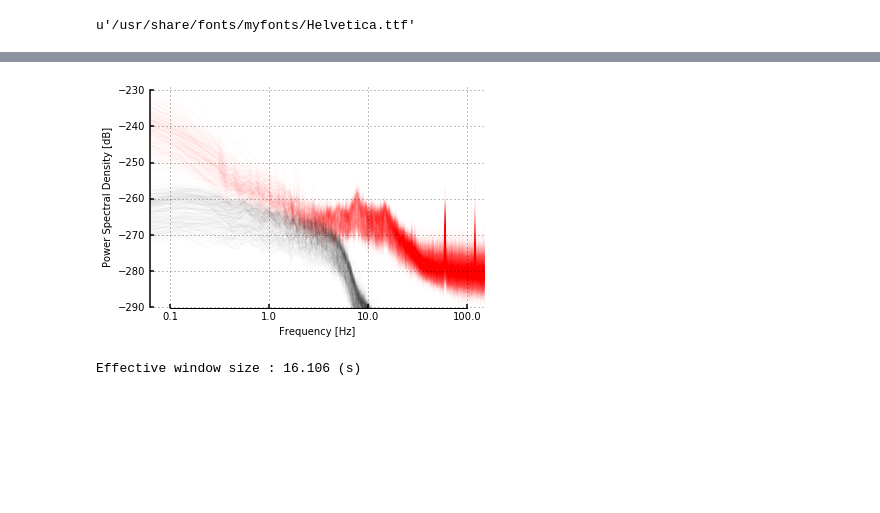
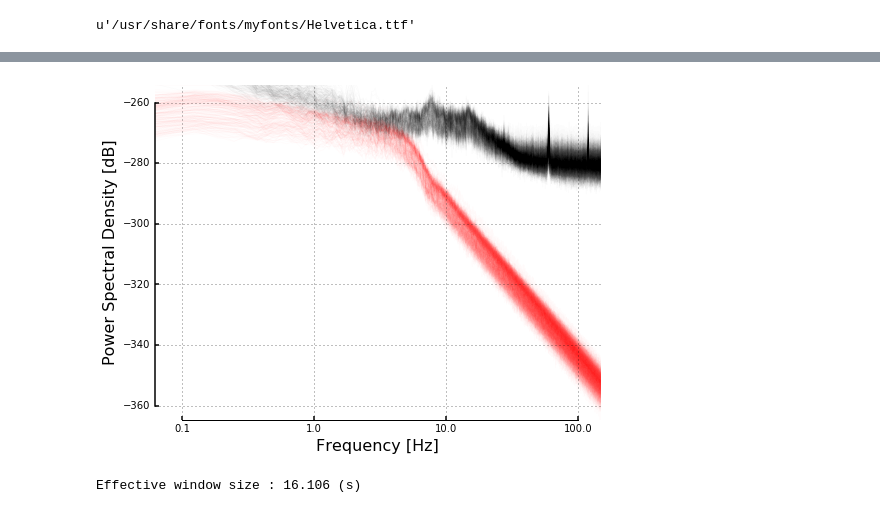
Before and after one commit to neurospin/meg_study_dynamic_scales, a Jupyter notebook: scripts/biomag_pilot_analysis_sensor.ipynb, the cells around one changed output, grey strips where cells are left out. Drawn from its saved outputs; the diff is of its cells as text; code cells hidden in the pictures; blank space fills up the shorter version.

```diff
--- a/scripts/biomag_pilot_analysis_sensor.ipynb
+++ b/scripts/biomag_pilot_analysis_sensor.ipynb
@@ -236,7 +236,7 @@ mne.time_frequency.tfr_morlet?
 # %%
 run_index=1
 raw = mne.io.read_raw_fif(
-    op.join(recordings_path, subject, '%s-run%i-preproc-raw.fif' % (data_type, run_index)))
+    op.join('/mnt/hcp-meg', subject, '%s-run%i-preproc-raw.fif' % (data_type, run_index)))
 
 raw.load_data()
 # %% [output]
@@ -293,4 +297,4 @@ plt.ylabel('fT')
 # %%
-psd, freqs = mne.time_frequency.psd_welch(raw_hil, n_fft=2**15)
+psd_alpha, freqs_alpha = mne.time_frequency.psd_welch(raw_hil, n_fft=2**15)
 # %% [output]
 Effective window size : 16.106 (s)
@@ -297,7 +307,10 @@ Effective window size : 16.106 (s)
 # %%
-psd_dict = h5io.read_hdf5(op.join(project_path, '{}-psd-broadband-average-run{}.hdf5'.format('rest', 0)))
+psd_dict = h5io.read_hdf5(op.join('/mnt/dynamic-scales/hcp-meg', subject, '{}-psd-broadband-epochs-run{}.hdf5'.format('rest', 0)))
 # %%
 import matplotlib
 matplotlib.font_manager.fontManager.findfont('Helvetica')
 # %% [output]
 u'/usr/share/fonts/myfonts/Helvetica.ttf'
+# %%
+psd = psd_dict['psd'].mean(0)
+freqs = psd_dict['freqs']
@@ -304,41 +321,66 @@ u'/usr/share/fonts/myfonts/Helvetica.ttf'
 # %%
 %matplotlib inline
-plt.grid(True)
 
-def plot_psd_log(psd, freqs, fmin, fmax, scale_alpha=3, xticks=(0.1, 1, 10, 100),
-                 color='black'):
-    n_channels = len(psd)
-    xticks = np.array(xticks)
-    fmask = (freqs >= fmin) & (freqs <= fmax)
-    psd_ = 10 * np.log10(psd[:, fmask]).T
-    plt.plot(np.log10(freqs[fmask]), psd_, color=color,
-                      alpha=1. / (n_channels / scale_alpha));
-    plt.xticks(np.log10(xticks), xticks)
-    plt.xlim(np.log10(freqs[fmask][[0, -1]]))
-    plt.ylim(psd_.min(), psd_.max())
+xticks = (0.1, 1, 10, 100)
+fig, ax = plt.subplots(1, 1, figsize=(8, 6))
 
-    ax = plt.gca()
-    # Hide the right and top spines
-    ax.spines['right'].set_visible(False)
-    ax.spines['top'].set_visible(False)
-    # Only show ticks on the left and bottom spines
-    ax.yaxis.set_ticks_position('left')
-    ax.xaxis.set_ticks_position('bottom')
-    ax.spines['bottom'].set_bounds(*np.log10(xticks[[0, -1]]))
-    ax.spines['left'].set_bounds(*ax.get_yticks()[1:][:-1][[0, -1]])
-    ax.spines['left'].set_linewidth(1.5)
-    ax.spines['right'].set_linewidth(1.5)
-    ax.xaxis.set_tick_params(width=1.5)
-    ax.yaxis.set_tick_params(width=1.5)
-    plt.xlabel('Frequency [Hz]')
-    plt.ylabel('Power Spectral Density [dB]')
-    return plt.gcf()
+psd_, freqs, fmin, fmax, scale_alpha, color = psd, freqs,.06,150, 3, 'black'
 
-plot_psd_log(psd, freqs, fmin=.06, fmax=150, scale_alpha=3);
+n_channels = len(psd_)
+xticks = np.array(xticks)
+fmask = (freqs >= fmin) & (freqs <= fmax)
+psd_ = 10 * np.log10(psd_[:, fmask]).T
+ax.plot(np.log10(freqs[fmask]), psd_, color=color,
+                  alpha=1. / (n_channels / scale_alpha));
+ax.set_xticks(np.log10(xticks))
+ax.set_xticklabels(xticks)
+ax.set_xlim(np.log10(freqs[fmask][[0, -1]]))
+ax.set_ylim(psd_.min(), psd_.max())
+ax.grid(True)
+# Hide the right and top spines
+ax.spines['right'].set_visible(False)
+ax.spines['top'].set_visible(False)
+# Only show ticks on the left and bottom spines
+ax.yaxis.set_ticks_position('left')
+ax.xaxis.set_ticks_position('bottom')
+ax.spines['bottom'].set_bounds(*np.log10(xticks[[0, -1]]))
+ax.spines['left'].set_bounds(*ax.get_yticks()[1:][:-1][[0, -1]])
+ax.spines['left'].set_linewidth(1.5)
+ax.spines['right'].set_linewidth(1.5)
+ax.xaxis.set_tick_params(width=1.5)
+ax.yaxis.set_tick_params(width=1.5)
 
-plot_psd_log(psd_dict['psd'], psd_dict['freqs'], fmin=.06, fmax=150, scale_alpha=3, color='red');
+psd_, freqs, fmin, fmax, scale_alpha, color = psd_alpha, freqs_alpha, .06,150,3,'red'
+
+n_channels = len(psd_)
+xticks = np.array(xticks)
+fmask = (freqs >= fmin) & (freqs <= fmax)
+psd_ = 10 * np.log10(psd_[:, fmask]).T
+ax.plot(np.log10(freqs[fmask]), psd_, color=color,
+                  alpha=1. / (n_channels / scale_alpha));
+ax.set_xticks(np.log10(xticks))
+ax.set_xticklabels(xticks)
+ax.set_xlim(np.log10(freqs[fmask][[0, -1]]))
+ax.set_ylim(psd_.min(), psd_.max())
+
+# Hide the right and top spines
+ax.spines['right'].set_visible(False)
+ax.spines['top'].set_visible(False)
+# Only show ticks on the left and bottom spines
+ax.yaxis.set_ticks_position('left')
+ax.xaxis.set_ticks_position('bottom')
+ax.spines['bottom'].set_bounds(*np.log10(xticks[[0, -1]]))
+ax.spines['left'].set_bounds(*ax.get_yticks()[1:][:-1][[0, -1]])
+ax.spines['left'].set_linewidth(1.5)
+ax.spines['right'].set_linewidth(1.5)
+ax.xaxis.set_tick_params(width=1.5)
+ax.yaxis.set_tick_params(width=1.5)
+ax.set_xlabel('Frequency [Hz]', fontsize=16)
+ax.set_ylabel('Power Spectral Density [dB]', fontsize=16)
+
+fig.savefig('./biomag_figures/alpha_envelope_slope.png', dpi=600)
 # %% [output]
-[figure, old version]
+[figure, new version]
 # %%
 raw_hil_z = raw_hil.copy()
 # %%
```
Also changed, not shown: parts of 6 cells of this notebook, 2 other files.
